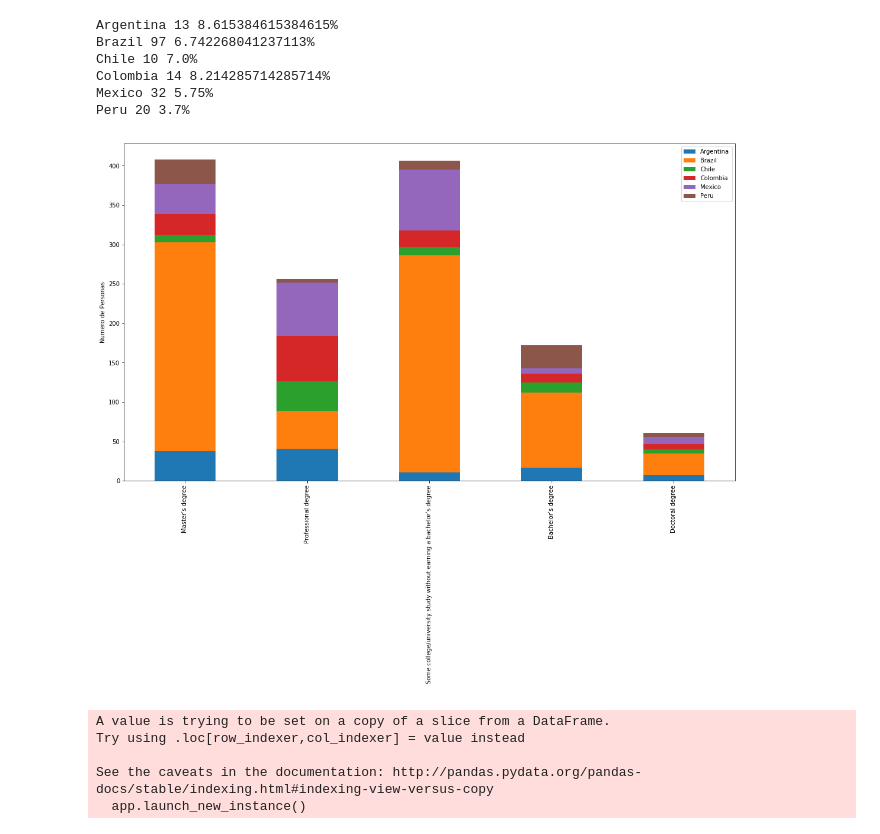
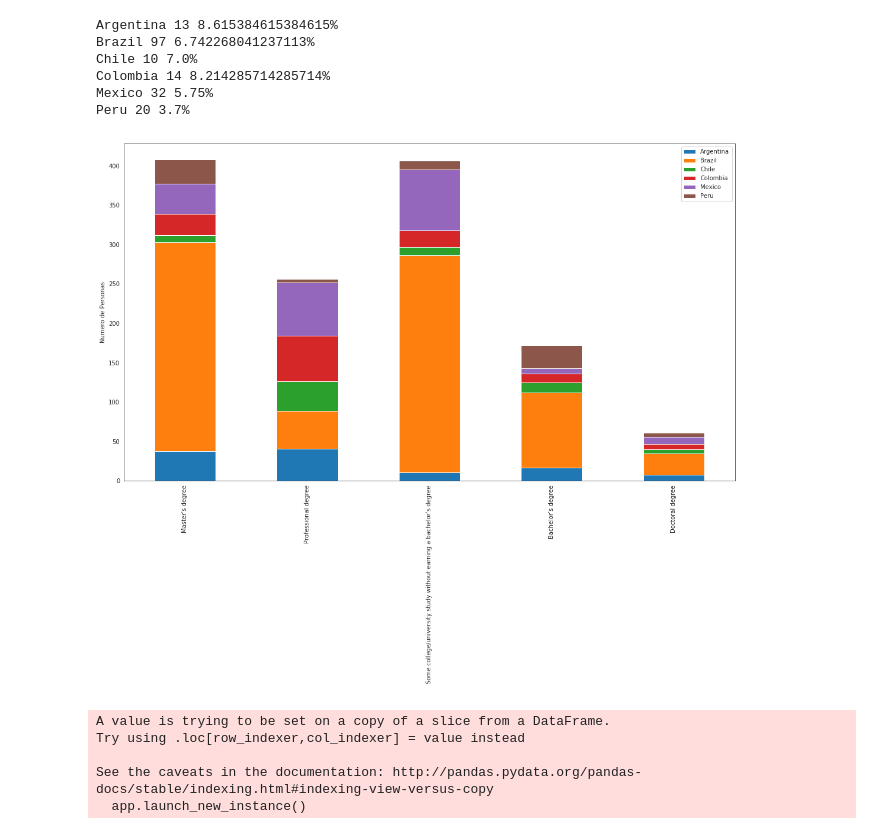
Before and after one commit to JoseMontanaC/JoseAlejandroMontana_Final, a Jupyter notebook: JoseAlejandroMontana_Final.ipynb, the cells around one changed output. Cells and saved outputs as stored; diff of their text form; code cells hidden in the pictures.

```diff
--- a/JoseAlejandroMontana_Final.ipynb
+++ b/JoseAlejandroMontana_Final.ipynb
@@ -53,6 +55,7 @@ plt.show()
 total=len(data)
 labels=[]
 values=[]
+sns.set_style("white")
 plt.figure(figsize=(8,8))
 for i in sorted(Counter(data["Q1"])):
     labels.append(i)
@@ -81,6 +84,7 @@ def plotting_male_vs_female(data,title):
     plt.title("Male Vs Female in "+title)
     plt.show()
 # %%
+sns.set_style("white")
 datos_India=data[data.Q3=="India"]
 plotting_male_vs_female(datos_India.Q1,"India")
 # %% [output]
@@ -88,4 +92,5 @@ plotting_male_vs_female(datos_India.Q1,"India")
 # %%
+sns.set_style("white")
 datos_USA=data[data.Q3=="United States of America"]
 plotting_male_vs_female(datos_USA.Q1,"United States")
 # %% [output]
@@ -102,6 +107,7 @@ def plot_Lat_america(data):
         values.append(Counter(data)[i])
     return labels, values
 # %%
+sns.set_style("white")
 plt.figure(figsize=(30,20))
 Lat_american=["Argentina","Brazil","Chile","Colombia","Mexico","Peru"]
 k=1
@@ -150,15 +156,16 @@ for i in Lat_american:
         else:
             nuevo_dict[i]=[Counter(nuevo.Education.dropna())[j]]
 # %%
+sns.set_style("white")
 x_axis=list(Counter(nuevo.Education.dropna()).keys())
 index = pd.Index(x_axis, name=' ')
 datos_education = nuevo_dict
 df = pd.DataFrame(datos_education, index=index)
 ax = df.plot(kind='bar', stacked=True, figsize=(18.5, 10.5))
 ax.set_ylabel('Numero de Personas')
 plt.show()
 # %% [output]
-[figure, old version]
+[figure, new version]
 # %%
 New_data=data
 New_data=New_data[New_data['Salary'] != 'I do not wish to disclose my approximate yearly compensation']
```
Also changed, not shown: parts of 10 cells of this notebook.
